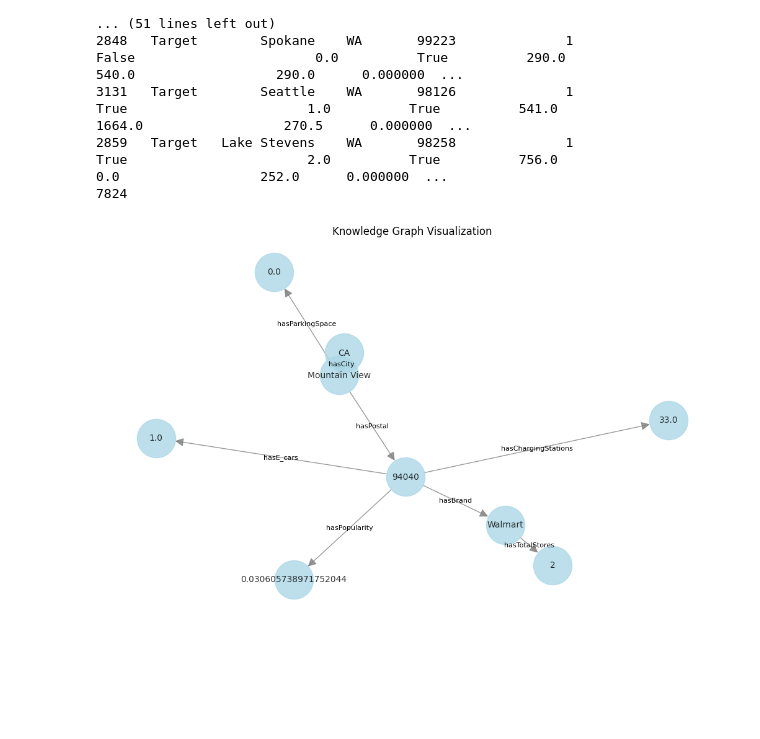
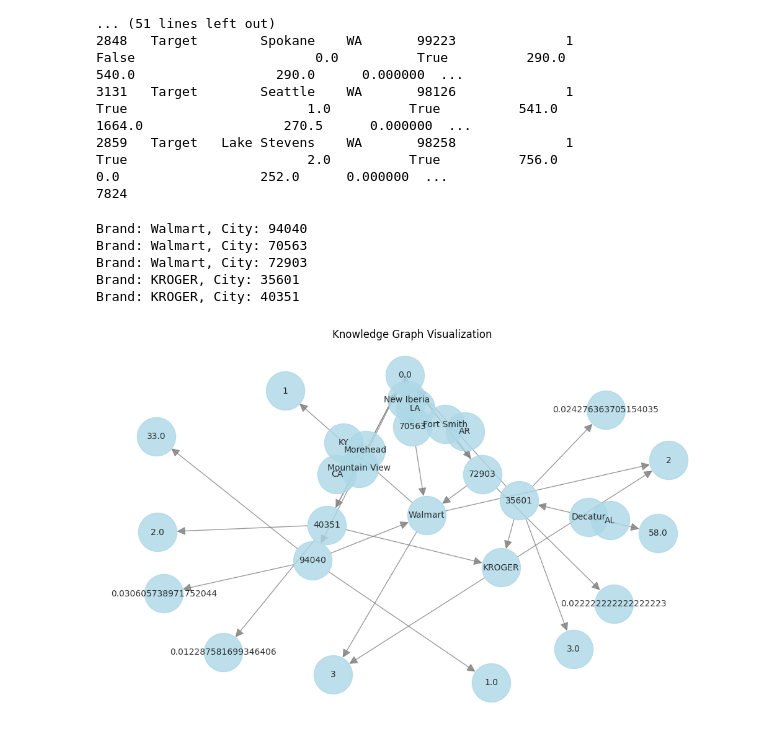
Before and after one commit to Michael-Aggelos/2AMD20-Knowledge-Engineering, a Jupyter notebook: Project.ipynb, the cells around one changed output. Drawn from its saved outputs; the diff is of its cells as text; code cells hidden in the pictures; blank space fills up the shorter version.

Commit message:
query

```diff
--- a/Project.ipynb
+++ b/Project.ipynb
@@ -174,15 +174,16 @@ import pandas as pd
 from rdflib import Graph, Namespace, Literal
 import networkx as nx
 import matplotlib.pyplot as plt
+from rdflib.plugins.sparql import prepareQuery
 
 # Sample dataframe to use for knowledge graph creation
-vis_df = merged_brands.sample(n=1, random_state=42)
+vis_df = merged_brands.sample(n=5, random_state=42)
 
 # Create a new RDF graph
 graph = Graph()
 
 # Define namespaces
-my_ns = Namespace('')
+my_ns = Namespace("ex:")
 
 # Iterate over the dataframe rows
 for _, row in vis_df.iterrows():
@@ -193,41 +194,95 @@ for _, row in vis_df.iterrows():
     parking_space = Literal(row['Total Parking Spaces'])
     e_cars = Literal(row['No. of e-Cars'])
     charging_stations = Literal(row['No. of Charging Stations'])
     stores = Literal(row['No. of Stores'])
     popularity = Literal(row['Popularity'])
 
     # Add triples to the graph
     graph.add((state, my_ns.hasCity, city))
     graph.add((city, my_ns.hasPostal, postal_code))
     graph.add((city, my_ns.hasParkingSpace, parking_space))
     graph.add((postal_code, my_ns.hasE_cars, e_cars))
     graph.add((postal_code, my_ns.hasChargingStations, charging_stations))
     graph.add((postal_code, my_ns.hasBrand, brand))
     graph.add((brand, my_ns.hasTotalStores, stores))
     graph.add((postal_code, my_ns.hasPopularity, popularity))
 
 # Convert the RDF graph to a NetworkX MultiDiGraph
 nx_graph = nx.MultiDiGraph()
 
 for s, p, o in graph:
     nx_graph.add_edge(str(s), str(o), label=str(p))
 
 # Visualize the graph
 pos = nx.spring_layout(nx_graph)
 plt.figure(figsize=(10, 6))
-nx.draw(nx_graph, pos, with_labels=True, node_color='lightblue', edge_color='gray', font_size=10, node_size=2000, alpha=0.8, arrowsize=20)
+nx.draw(
+    nx_graph,
+    pos,
+    with_labels=True,
+    node_color='lightblue',
+    edge_color='gray',
+    font_size=10,
+    node_size=2000,
+    alpha=0.8,
+    arrowsize=20
+)
 
-# Add edge labels as text
-edge_labels = nx.get_edge_attributes(nx_graph, 'label')
-for edge, label in edge_labels.items():
-    x = (pos[edge[0]][0] + pos[edge[1]][0]) / 2.0
-    y = (pos[edge[0]][1] + pos[edge[1]][1]) / 2.0
-    plt.text(x, y, label, fontsize=8, ha='center', va='center')
+# SPARQL query
+query = prepareQuery(
+    """
+    SELECT ?brand ?city
+    WHERE {
+        ?city ex:hasBrand ?brand .
+    }
+    """,
+    initNs={"ex": my_ns}
+)
+
+# Execute the SPARQL query on the graph
+results = graph.query(query)
+
+# Process and print the query results
+for row in results:
+    brand = row.brand
+    city = row.city
+    print(f"Brand: {brand}, City: {city}")
 
 plt.title("Knowledge Graph Visualization")
 plt.show()
+
+
+
+
+
+# # Define the SPARQL query
+# query = prepareQuery(
+#     """
+#     SELECT ?brand ?city ?state
+#     WHERE {
+#         ?state ex:hasCity ?city .
+#         ?city ex:hasBrand ?brand .
+#     }
+#     """,
+#     initNs={"ex": my_ns}
+# )
+
+# # Execute the query on the graph
+# results = graph.query(query)
+
+# # Process and print the query results
+# for row in results:
+#     brand = row.brand
+#     city = row.city
+#     state = row.state
+#     print(f"Brand: {brand}, City: {city}, State: {state}")
 # %% [output]
+Brand: Walmart, City: 94040
+Brand: Walmart, City: 70563
+Brand: Walmart, City: 72903
+Brand: KROGER, City: 35601
+Brand: KROGER, City: 40351
-[figure, old version]
+[figure, new version]
 # %%
 # ignore the cells below
 # %%
```
Also changed, not shown: 1 other file.
